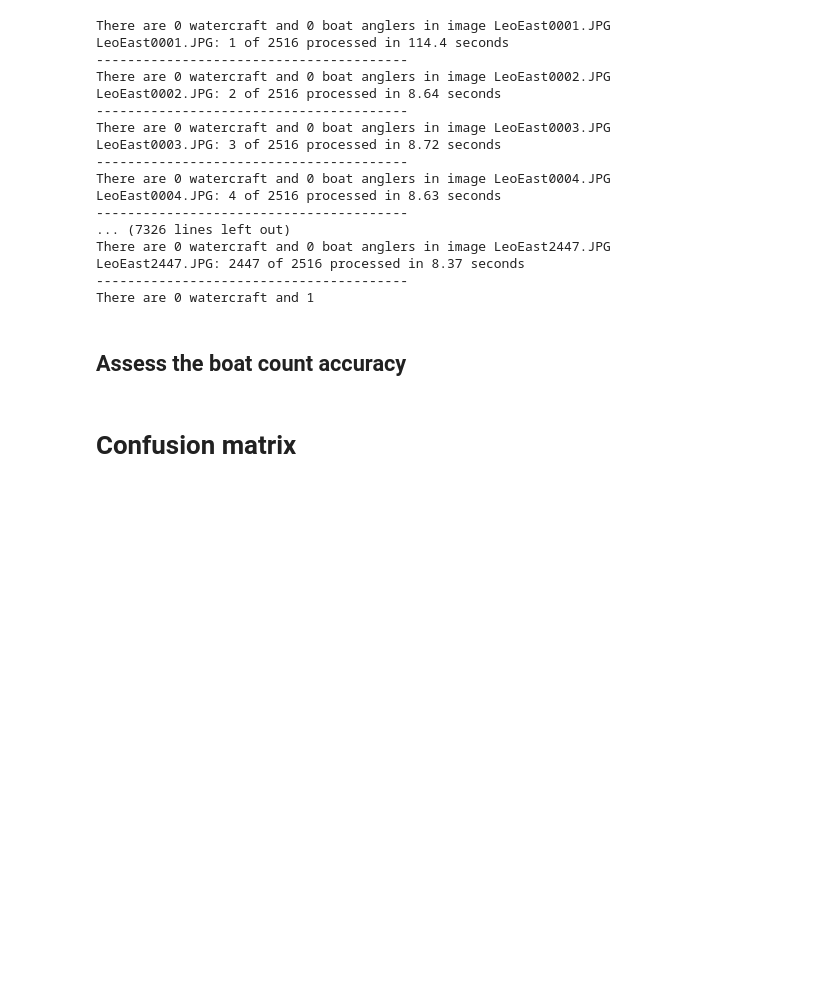
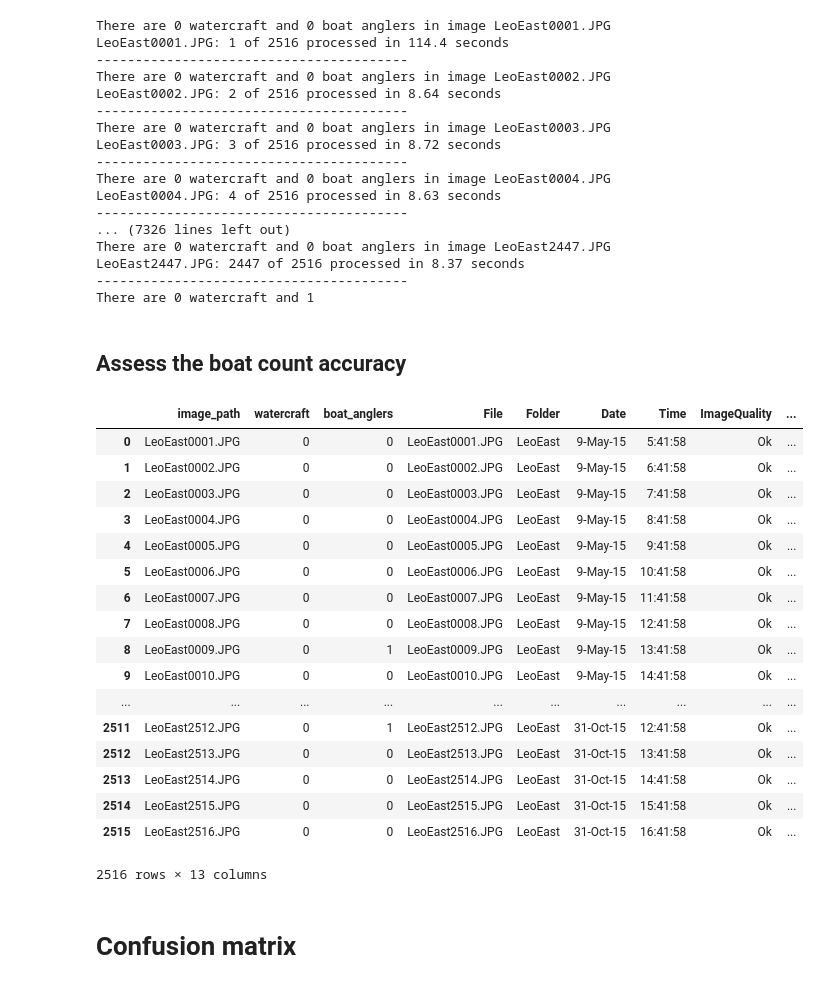
Before and after one commit to redfoxgis/Mask_RCNN, a Jupyter notebook: samples/demo.ipynb, the cells around one changed output. Cells and saved outputs as stored; diff of their text form; code cells hidden in the pictures; blank space fills up the shorter version.

Commit message:
Added a line to read saved csv of predictions

```diff
--- a/samples/demo.ipynb
+++ b/samples/demo.ipynb
@@ -217,10 +217,14 @@ There are 0 watercraft and 1
 ## Assess the boat count accuracy
 # %%
 from sklearn.metrics import mean_squared_error
+import pandas as pd
 import scipy
 
 # Write df to csv for safe keeping
 #df.to_csv('/Users/aaron/gdrive/projects/fisheries_census_project/data/outdata/1st_run.csv')
+
+# Read saved csv of predictions
+df = pd.read_csv('/home/ubuntu/data/csv/results-7-11-2019.csv')
 
 # Read Matt's csv
 df2 = pd.read_csv('/home/ubuntu/data/LeoEast/LeoEast.csv')
@@ -254,6 +258,28 @@ mse = mean_squared_error(result.Watercraft, result.watercraft)
 # Wilcoxon Signed Rank Test using Pratt zero method
 # https://stats.stackexchange.com/questions/347930/how-to-consider-pratt-zero-method-in-wilcoxon-test-of-r-which-is-available-in
 p = scipy.stats.wilcoxon(result.Watercraft, result.watercraft, zero_method = 'pratt')
+# %%
+overall_accuracy
+result
+# %% [output]
+|  | image_path | watercraft | boat_anglers | File | Folder | Date | Time | ImageQuality | ... |
+| 0 | LeoEast0001.JPG | 0 | 0 | LeoEast0001.JPG | LeoEast | 9-May-15 | 5:41:58 | Ok | ... |
+| 1 | LeoEast0002.JPG | 0 | 0 | LeoEast0002.JPG | LeoEast | 9-May-15 | 6:41:58 | Ok | ... |
+| 2 | LeoEast0003.JPG | 0 | 0 | LeoEast0003.JPG | LeoEast | 9-May-15 | 7:41:58 | Ok | ... |
+| 3 | LeoEast0004.JPG | 0 | 0 | LeoEast0004.JPG | LeoEast | 9-May-15 | 8:41:58 | Ok | ... |
+| 4 | LeoEast0005.JPG | 0 | 0 | LeoEast0005.JPG | LeoEast | 9-May-15 | 9:41:58 | Ok | ... |
+| 5 | LeoEast0006.JPG | 0 | 0 | LeoEast0006.JPG | LeoEast | 9-May-15 | 10:41:58 | Ok | ... |
+| 6 | LeoEast0007.JPG | 0 | 0 | LeoEast0007.JPG | LeoEast | 9-May-15 | 11:41:58 | Ok | ... |
+| 7 | LeoEast0008.JPG | 0 | 0 | LeoEast0008.JPG | LeoEast | 9-May-15 | 12:41:58 | Ok | ... |
+| 8 | LeoEast0009.JPG | 0 | 1 | LeoEast0009.JPG | LeoEast | 9-May-15 | 13:41:58 | Ok | ... |
+| 9 | LeoEast0010.JPG | 0 | 0 | LeoEast0010.JPG | LeoEast | 9-May-15 | 14:41:58 | Ok | ... |
+| ... | ... | ... | ... | ... | ... | ... | ... | ... | ... |
+| 2511 | LeoEast2512.JPG | 0 | 1 | LeoEast2512.JPG | LeoEast | 31-Oct-15 | 12:41:58 | Ok | ... |
+| 2512 | LeoEast2513.JPG | 0 | 0 | LeoEast2513.JPG | LeoEast | 31-Oct-15 | 13:41:58 | Ok | ... |
+| 2513 | LeoEast2514.JPG | 0 | 0 | LeoEast2514.JPG | LeoEast | 31-Oct-15 | 14:41:58 | Ok | ... |
+| 2514 | LeoEast2515.JPG | 0 | 0 | LeoEast2515.JPG | LeoEast | 31-Oct-15 | 15:41:58 | Ok | ... |
+| 2515 | LeoEast2516.JPG | 0 | 0 | LeoEast2516.JPG | LeoEast | 31-Oct-15 | 16:41:58 | Ok | ... |
+2516 rows × 13 columns
 # %% [markdown]
 # Confusion matrix
 # %%
```
Also changed, not shown: parts of 2 cells of this notebook.
